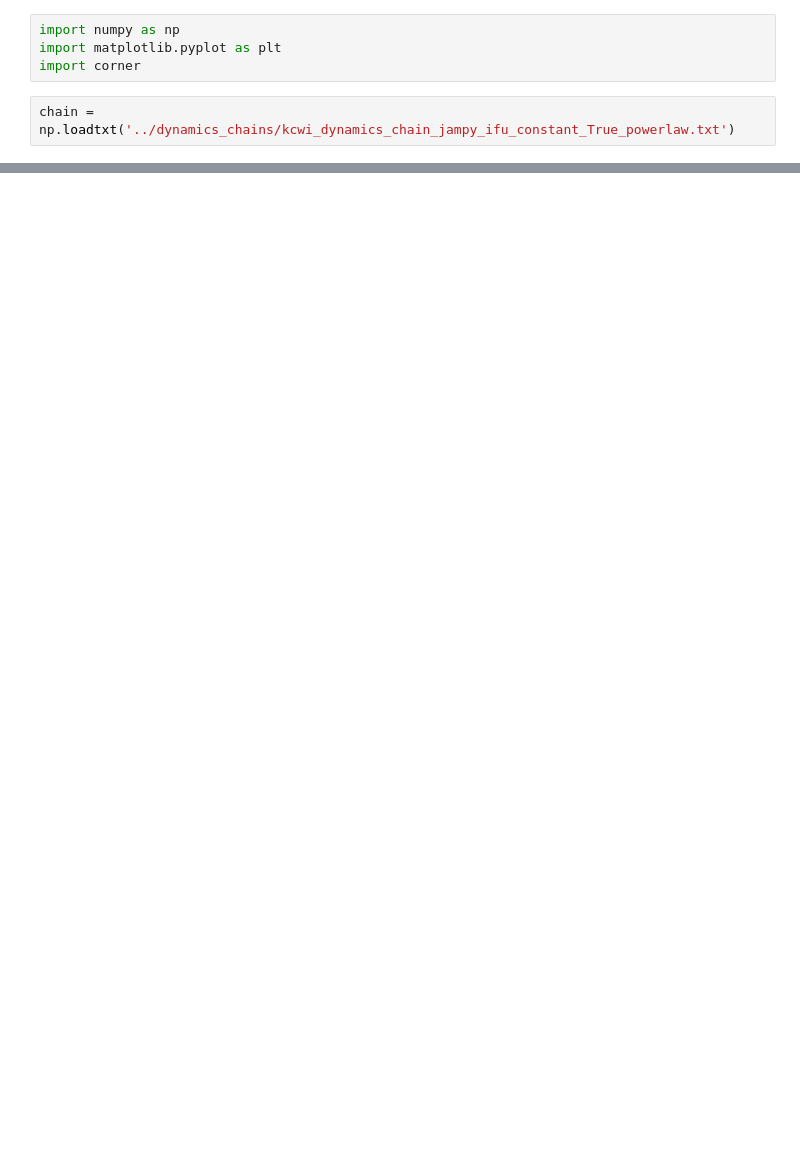
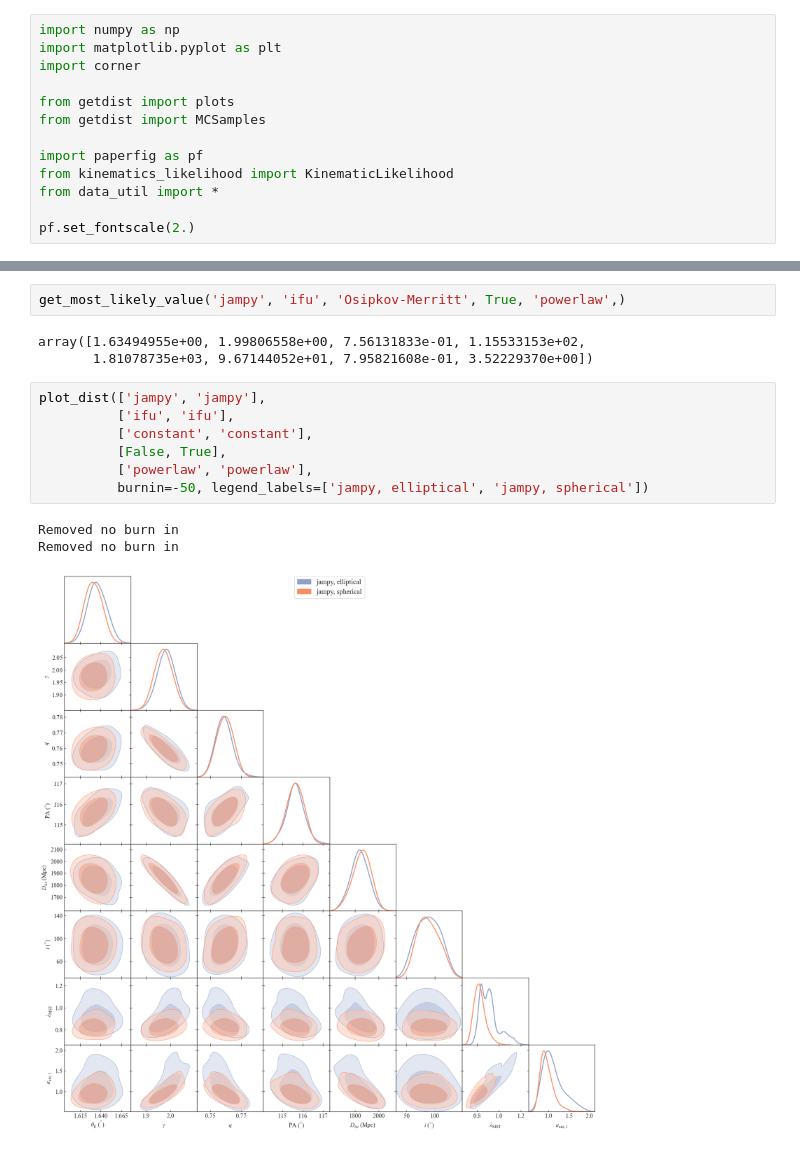
Before and after one commit to TDCOSMO/RXJ1131_KCWI, a Jupyter notebook: Check dynamics chains.ipynb, the cells around one changed output, grey strips where cells are left out. Drawn from its saved outputs; the diff is of its cells as text; blank space fills up the shorter version.

Commit message:
Set checkpoint at working version for powerlaw models

```diff
--- a/Check dynamics chains.ipynb
+++ b/Check dynamics chains.ipynb
@@ -2,5 +2,12 @@
 import numpy as np
 import matplotlib.pyplot as plt
 import corner
+
+from getdist import plots
+from getdist import MCSamples
+
+import paperfig as pf
+from kinematics_likelihood import KinematicLikelihood
+from data_util import *
+
+pf.set_fontscale(2.)
-# %%
-chain = np.loadtxt('../dynamics_chains/kcwi_dynamics_chain_jampy_ifu_constant_True_powerlaw.txt')
@@ -134,0 +305,16 @@ inclination 86.9354 ± 19.0467
+# %%
+get_most_likely_value('jampy', 'ifu', 'Osipkov-Merritt', True, 'powerlaw',)
+# %% [output]
+array([1.63494955e+00, 1.99806558e+00, 7.56131833e-01, 1.15533153e+02,
+       1.81078735e+03, 9.67144052e+01, 7.95821608e-01, 3.52229370e+00])
+# %%
+plot_dist(['jampy', 'jampy'],
+          ['ifu', 'ifu'],
+          ['constant', 'constant'],
+          [False, True],
+          ['powerlaw', 'powerlaw'],
+          burnin=-50, legend_labels=['jampy, elliptical', 'jampy, spherical'])
+# %% [output]
+Removed no burn in
+Removed no burn in
+[figure, added]
```
Also changed, not shown: parts of 13 cells of this notebook, 11 other files.
